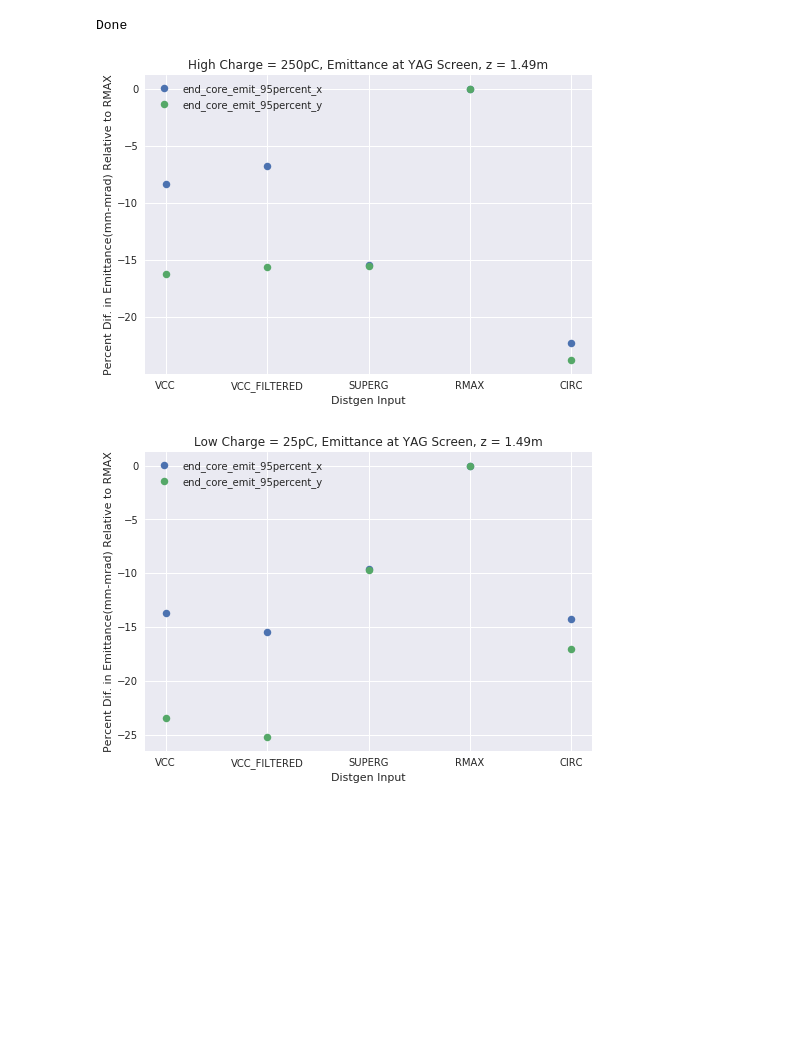
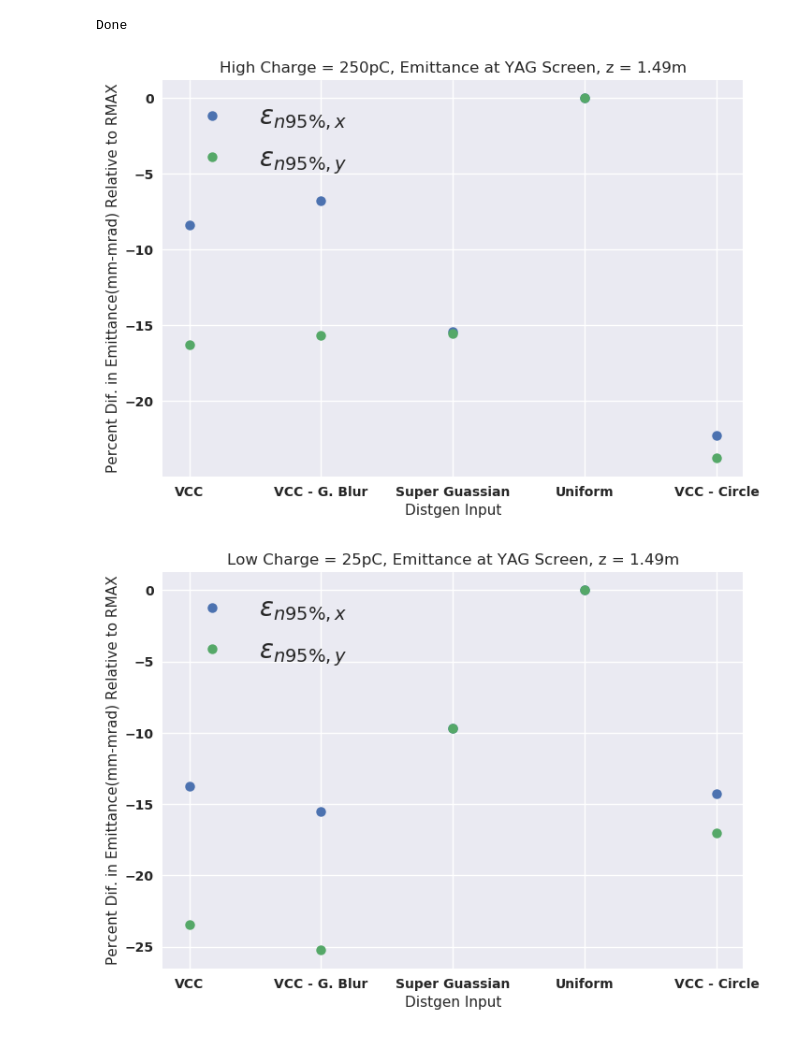
Before and after one commit to slaclab/lcls-sc-inj-surrogate, a Jupyter notebook: paper/AstraParticleInputShapeCompare.ipynb, the cells around one changed output. Cells and saved outputs as stored; diff of their text form; code cells hidden in the pictures; blank space fills up the shorter version.

```diff
--- a/paper/AstraParticleInputShapeCompare.ipynb
+++ b/paper/AstraParticleInputShapeCompare.ipynb
@@ -86,7 +102,6 @@ Done
 ## View the Results
 # %%
 norm = {}
-
 for charge in charges:
     d = {}
     for e in emits:
@@ -100,8 +115,8 @@ for charge in charges:
             em.append(outputs[charge][name][e]/norm[charge][e])
         mpl.style.use('seaborn')
         plt.title(e)
-        plt.plot(NAMES, 100*np.array(em) - 100, '.', label = e, markersize = 15)
-        plt.legend()
+        plt.plot(plot_names, 100*np.array(em) - 100, '.', label = emit_names[e], markersize = 15)
+        plt.legend(fontsize=20)
     plt.xlabel("Distgen Input")
     plt.ylabel("Percent Dif. in Emittance(mm-mrad) Relative to RMAX")
     plt.title(charge + ", Emittance at YAG Screen, z = 1.49m")
@@ -113,8 +128,5 @@ for charge in charges:
 # %%
-sizes = ['end_sigma_x', 'end_sigma_y']
-
 norm = {}
-
 for charge in charges:
     d = {}
     for e in sizes:
@@ -129,8 +141,8 @@ for charge in charges:
             em.append(outputs[charge][name][e]/norm[charge][e])
         mpl.style.use('seaborn')
         plt.title(e)
-        plt.plot(NAMES, 100*np.array(em)-100, '.', label = e, markersize = 15)
-        plt.legend()
+        plt.plot(plot_names, 100*np.array(em)-100, '.', label = size_names[e], markersize = 15)
+        plt.legend(fontsize=20)
     plt.xlabel("Distgen Input")
     plt.ylabel("Percent Dif. in Beam Size(mm) Relative to RMAX")
     plt.title(charge + ", Beam Sizes at YAG Screen, z = 1.49m")
@@ -168,9 +180,7 @@ print("Done")
 # %% [output]
 Done
 # %%
-emits = ["end_core_emit_95percent_x", "end_core_emit_95percent_y"]
 norm = {}
-
 for charge in charges:
     d = {}
     for e in emits:
@@ -184,8 +194,8 @@ for charge in charges:
             em.append(sol_outputs[charge][name][e]/norm[charge][e])
         mpl.style.use('seaborn')
         plt.title(e)
-        plt.plot(NAMES, 100*np.array(em)-100, '.', label = e, markersize = 15)
-        plt.legend()
+        plt.plot(plot_names, 100*np.array(em)-100, '.', label = emit_names[e], markersize = 15)
+        plt.legend(fontsize=20)
     plt.xlabel("Distgen Input")
     plt.ylabel("Percent Dif. in Emittance(mm-mrad) Relative to RMAX")
     plt.title(charge + ", Emittance at YAG Screen, z = 1.49m")
@@ -197,7 +207,5 @@ for charge in charges:
 # %%
-sizes = ['end_sigma_x', 'end_sigma_y']
 norm = {}
-
 for charge in charges:
     d = {}
     for e in sizes:
@@ -211,8 +219,8 @@ for charge in charges:
             em.append(sol_outputs[charge][name][e]/norm[charge][e])
         mpl.style.use('seaborn')
         plt.title(e)
-        plt.plot(NAMES, 100*np.array(em)-100, '.', label = e, markersize = 15)
-        plt.legend()
+        plt.plot(plot_names, 100*np.array(em)-100, '.', label = size_names[e], markersize = 15)
+        plt.legend(fontsize=20)
     plt.xlabel("Distgen Input")
     plt.ylabel("Percent Dif. in Beam Size(mm) Relative to RMAX")
     plt.title(charge + ", Beam Sizes at YAG Screen, z = 1.49m")
@@ -250,29 +258,28 @@ print("Done")
 # %% [output]
 Done
 # %%
-emits = ["end_core_emit_95percent_x", "end_core_emit_95percent_y"]
-
+norm = {}
 for charge in charges:
     d = {}
     for e in emits:
         d[e] = sol2_outputs[charge]["RMAX"][e]
     norm[charge] = d
 
 for charge in charges:
     for e in emits:
         em = []
         for name in NAMES:
             em.append(sol2_outputs[charge][name][e]/norm[charge][e])
         mpl.style.use('seaborn')
         plt.title(e)
-        plt.plot(NAMES, 100*np.array(em)-100, '.', label = e, markersize = 15)
-        plt.legend()
+        plt.plot(plot_names, 100*np.array(em)-100, '.', label = emit_names[e], markersize = 15)
+        plt.legend(fontsize=20)
     plt.xlabel("Distgen Input")
     plt.ylabel("Percent Dif. in Emittance(mm-mrad) Relative to RMAX")
     plt.title(charge + ", Emittance at YAG Screen, z = 1.49m")
     plt.savefig("figures/" + charge.split(" ")[0] + "_charge_sol2_emit.png")
     plt.show()
 # %% [output]
-[figure, old version]
+[figure, new version]
-[figure, old version]
+[figure, new version]
 # %%
```
Also changed, not shown: parts of 7 cells of this notebook, 12 other files.
